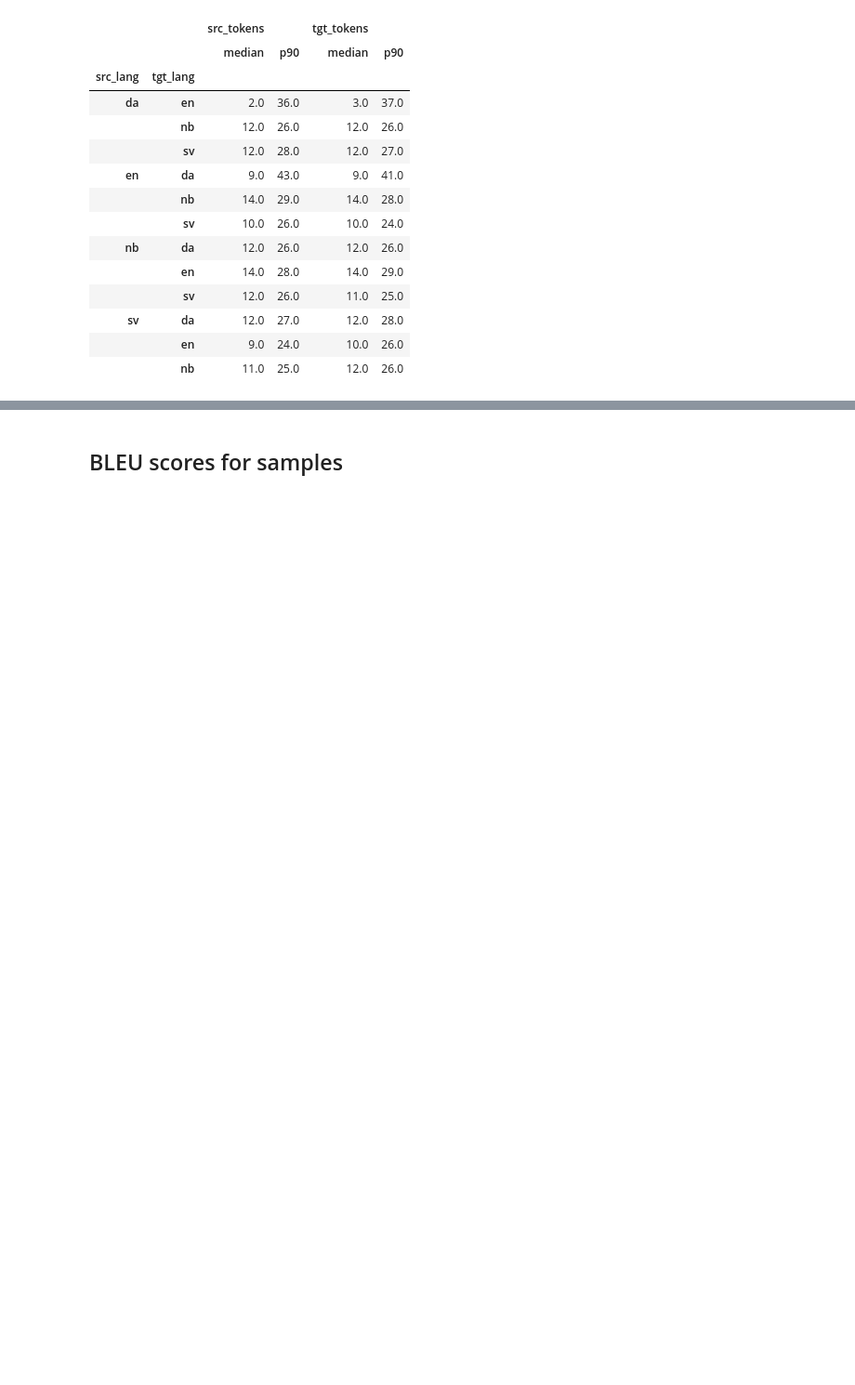
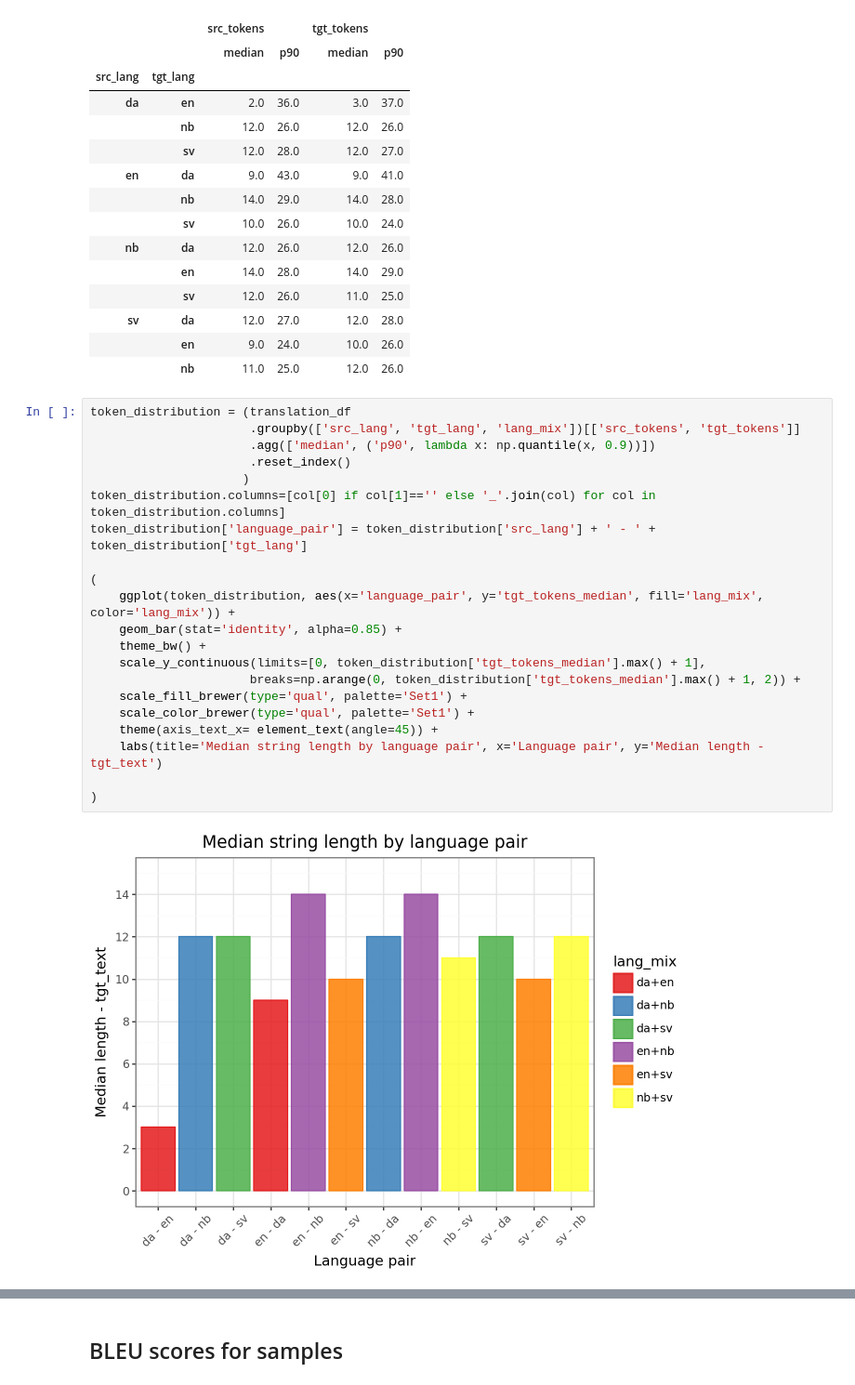
Before and after one commit to AdamNavarroLiriano/language-api, a Jupyter notebook: notebooks/1-EDA.ipynb, the cells around one changed output, grey strips where cells are left out. Shown at 93% size. Drawn from its saved outputs; the diff is of its cells as text; blank space fills up the shorter version.

```diff
--- a/notebooks/1-EDA.ipynb
+++ b/notebooks/1-EDA.ipynb
@@ -141,3 +135,26 @@ translation_df.groupby(['src_lang', 'tgt_lang'])[['src_tokens', 'tgt_tokens']].a
 | sv | da | 12.0 | 27.0 | 12.0 | 28.0 |
 |  | en | 9.0 | 24.0 | 10.0 | 26.0 |
 |  | nb | 11.0 | 25.0 | 12.0 | 26.0 |
+# %%
+token_distribution = (translation_df
+                      .groupby(['src_lang', 'tgt_lang', 'lang_mix'])[['src_tokens', 'tgt_tokens']]
+                      .agg(['median', ('p90', lambda x: np.quantile(x, 0.9))])
+                      .reset_index()
+                     )
+token_distribution.columns=[col[0] if col[1]=='' else '_'.join(col) for col in token_distribution.columns]
+token_distribution['language_pair'] = token_distribution['src_lang'] + ' - ' + token_distribution['tgt_lang']
+
+(
+    ggplot(token_distribution, aes(x='language_pair', y='tgt_tokens_median', fill='lang_mix', color='lang_mix')) +
+    geom_bar(stat='identity', alpha=0.85) +
+    theme_bw() +
+    scale_y_continuous(limits=[0, token_distribution['tgt_tokens_median'].max() + 1],
+                      breaks=np.arange(0, token_distribution['tgt_tokens_median'].max() + 1, 2)) +
+    scale_fill_brewer(type='qual', palette='Set1') +
+    scale_color_brewer(type='qual', palette='Set1') +
+    theme(axis_text_x= element_text(angle=45)) +
+    labs(title='Median string length by language pair', x='Language pair', y='Median length - tgt_text')
+
+)
+# %% [output]
+[figure, added]
```
Also changed, not shown: parts of 14 cells of this notebook.
